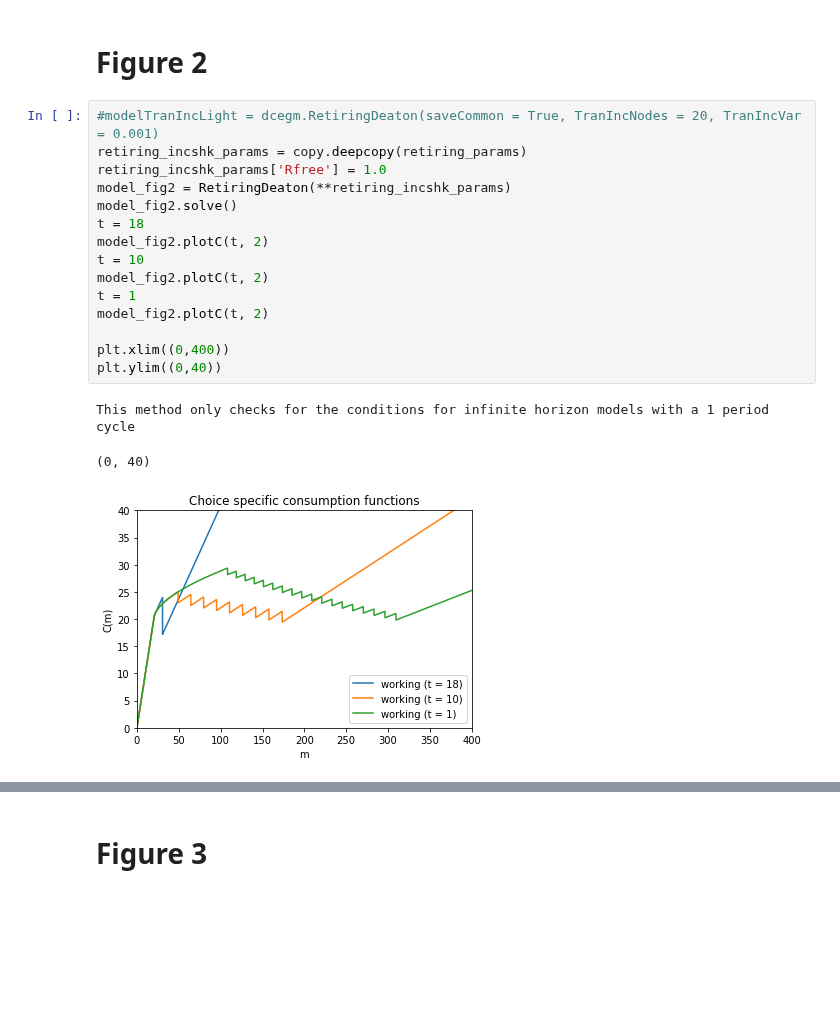
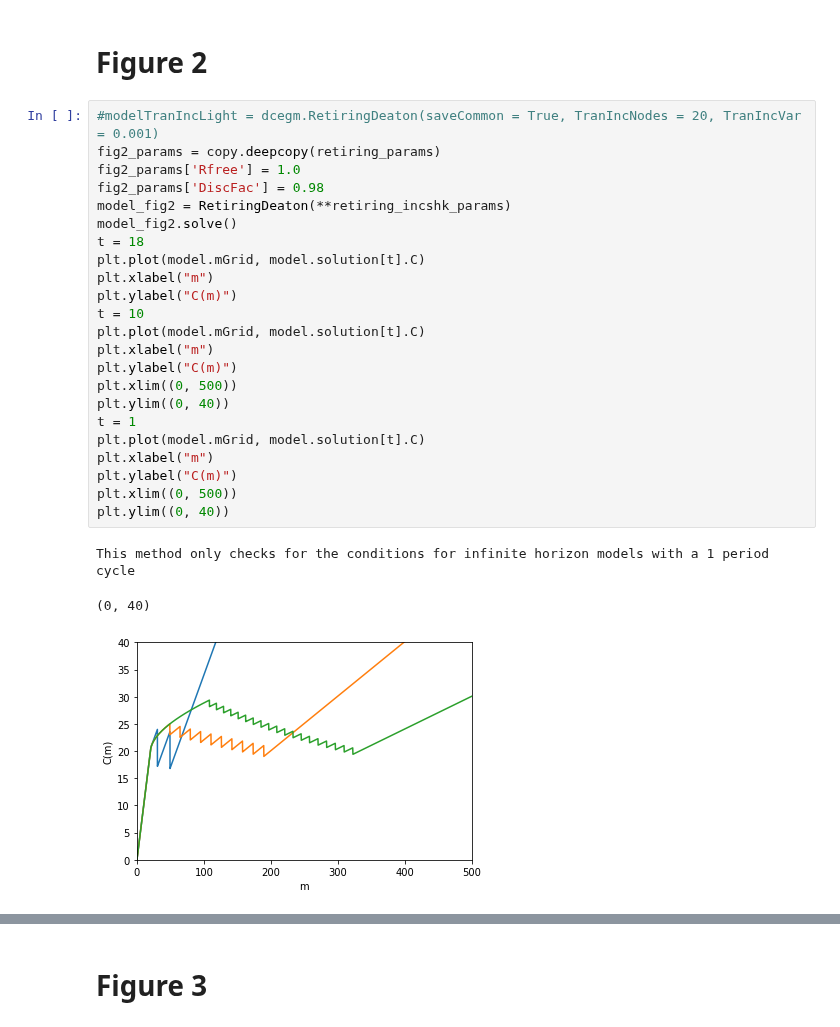
Before and after one commit to econ-ark/REMARK, a Jupyter notebook: REMARKs/EndogenousRetirement/Endogenous-Retirement.ipynb, the cells around one changed output, grey strips where cells are left out. Drawn from its saved outputs; the diff is of its cells as text; blank space fills up the shorter version.

Commit message:
Cleanup and figures that match the paper.

```diff
--- a/REMARKs/EndogenousRetirement/Endogenous-Retirement.ipynb
+++ b/REMARKs/EndogenousRetirement/Endogenous-Retirement.ipynb
@@ -878,20 +883,28 @@ We see it's the secondary kinks from retirement decisions in the near future tha
 # Figure 2
 # %%
 #modelTranIncLight = dcegm.RetiringDeaton(saveCommon = True, TranIncNodes = 20, TranIncVar = 0.001)
-retiring_incshk_params = copy.deepcopy(retiring_params)
-retiring_incshk_params['Rfree'] = 1.0
+fig2_params = copy.deepcopy(retiring_params)
+fig2_params['Rfree'] = 1.0
+fig2_params['DiscFac'] = 0.98
 model_fig2 = RetiringDeaton(**retiring_incshk_params)
 model_fig2.solve()
 t = 18
-model_fig2.plotC(t, 2)
+plt.plot(model.mGrid, model.solution[t].C)
+plt.xlabel("m")
+plt.ylabel("C(m)")
 t = 10
-model_fig2.plotC(t, 2)
+plt.plot(model.mGrid, model.solution[t].C)
+plt.xlabel("m")
+plt.ylabel("C(m)")
+plt.xlim((0, 500))
+plt.ylim((0, 40))
 t = 1
-model_fig2.plotC(t, 2)
-
-plt.xlim((0,400))
-plt.ylim((0,40))
+plt.plot(model.mGrid, model.solution[t].C)
+plt.xlabel("m")
+plt.ylabel("C(m)")
+plt.xlim((0, 500))
+plt.ylim((0, 40))
 # %% [output]
 This method only checks for the conditions for infinite horizon models with a 1 period cycle
 (0, 40)
-[figure, old version]
+[figure, new version]
```
Also changed, not shown: parts of 41 cells of this notebook, 1 other file.
